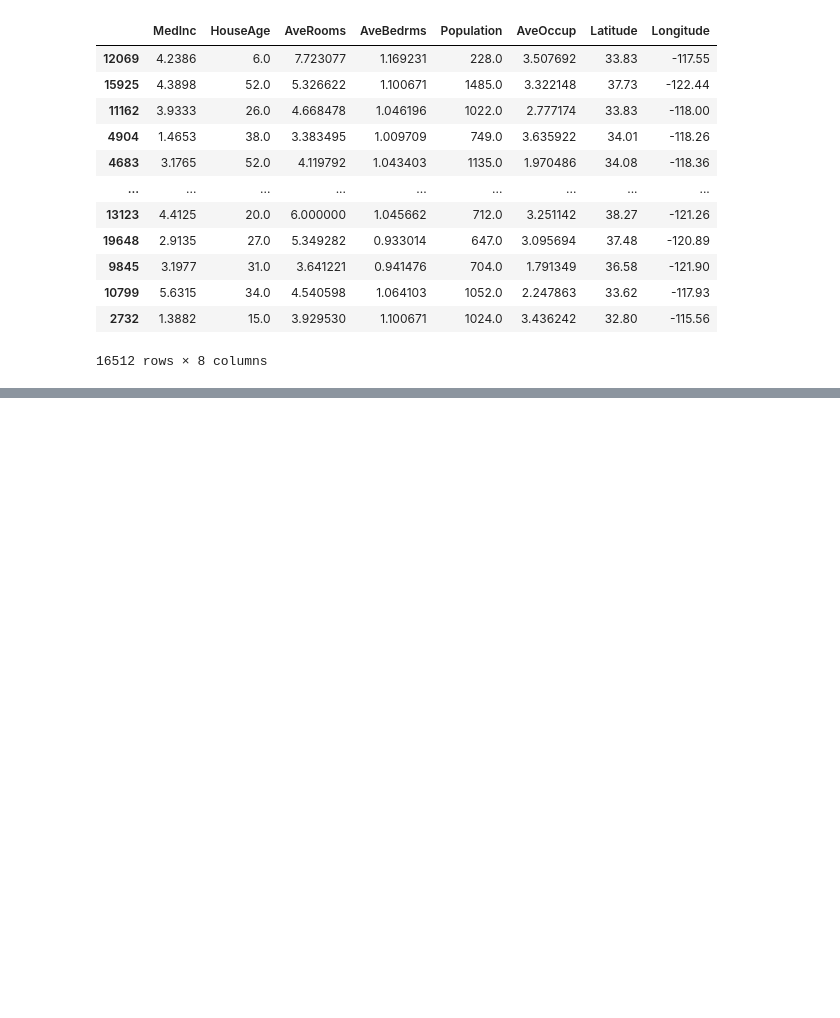
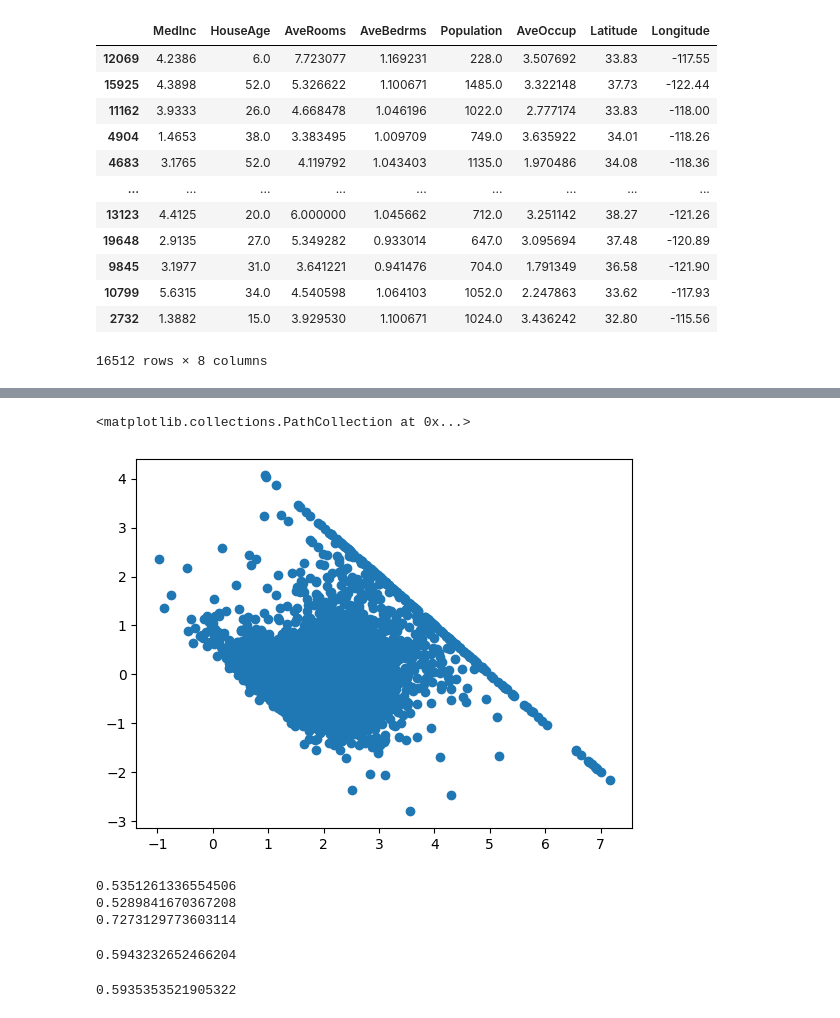
Before and after one commit to vineethreddy56/california_housing_data, a Jupyter notebook: california_housing_data.ipynb, the cells around one changed output, grey strips where cells are left out. Drawn from its saved outputs; the diff is of its cells as text; code cells hidden in the pictures; blank space fills up the shorter version.

```diff
--- a/california_housing_data.ipynb
+++ b/california_housing_data.ipynb
@@ -248,0 +311,25 @@ X_test,X_train
+# %%
+#scatter plot with respect to predictions and residuals
+#uniform distribution
+plt.scatter(reg_predict,residuals)
+# %% [output]
+<matplotlib.collections.PathCollection at 0x...>
+[figure, added]
+# %%
+from sklearn.metrics import mean_squared_error
+from sklearn.metrics import mean_absolute_error
+
+print(mean_absolute_error(Y_test,reg_predict))
+print(mean_squared_error(Y_test,reg_predict))
+print(np.sqrt(mean_squared_error(Y_test,reg_predict)))
+# %% [output]
+0.5351261336554506
+0.5289841670367208
+0.7273129773603114
+# %%
+# R adjusted and R square
+from sklearn.metrics import r2_score
+sc=r2_score(Y_test,reg_predict)
+sc
+# %% [output]
+0.5943232652466204
@@ -248,0 +338,4 @@ X_test,X_train
+# %%
+1-(1-sc)*(len(Y_test)-1)/(len(Y_test)-X_test.shape[1]-1)
+# %% [output]
+0.5935353521905322
```
Also changed, not shown: parts of 18 cells of this notebook.
